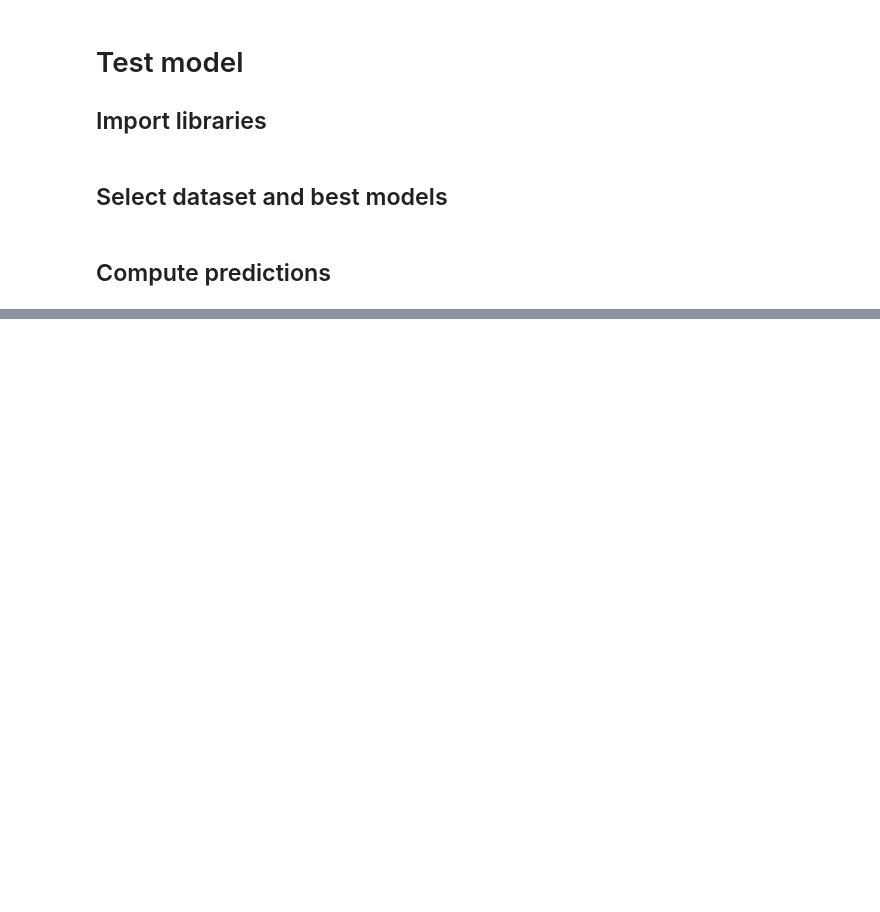
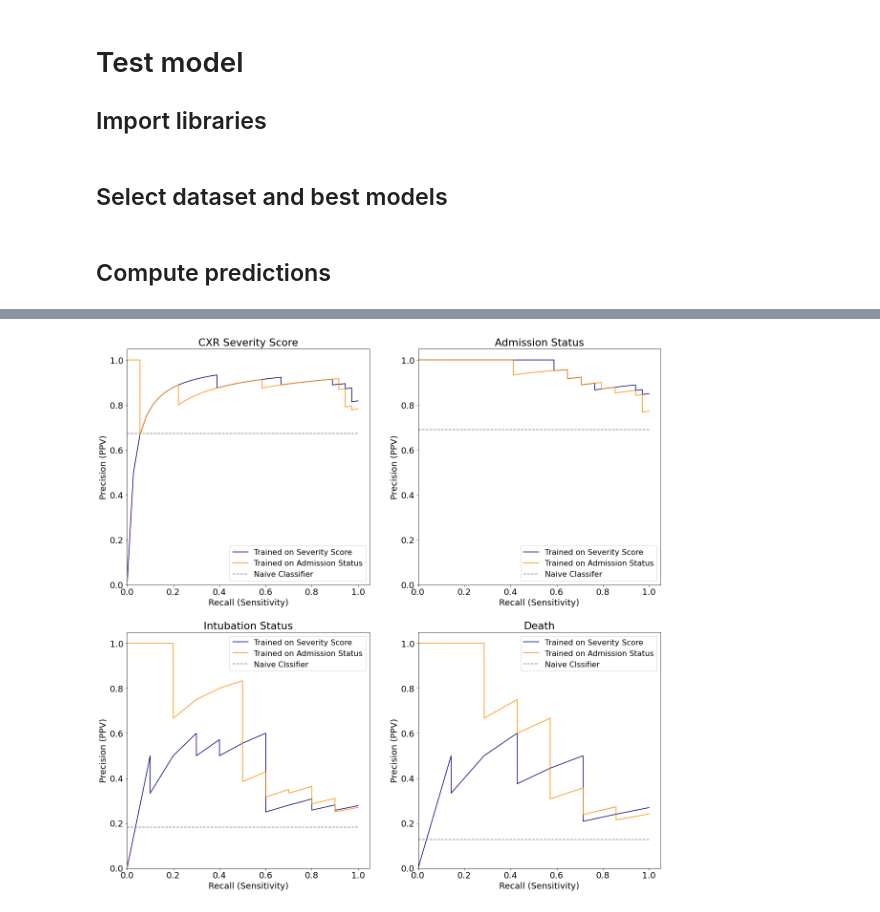
Before and after one commit to aisinai/covid19_cxr, a Jupyter notebook: test_model.ipynb, the cells around one changed output, grey strips where cells are left out. Drawn from its saved outputs; the diff is of its cells as text; code cells hidden in the pictures; blank space fills up the shorter version.

```diff
--- a/test_model.ipynb
+++ b/test_model.ipynb
@@ -127,0 +128,77 @@ fig.show()
+# %%
+fig = plt.figure(figsize=(20, 20))
+
+fontsize = 16
+ymin = 0
+ax1 = fig.add_subplot(221)
+
+precision_scores, recall_scores, _ = precision_recall_curve(scores, preds_scores)
+roc_auc_scores = auc(fpr_scores, tpr_scores)
+precision_admits, recall_admits, _ = precision_recall_curve(scores, preds_admits)
+roc_auc_admits = auc(fpr_scores, tpr_scores)
+
+ax1.plot(recall_scores, precision_scores, color='navy',
+         label=f'Trained on Severity Score')
+ax1.plot(recall_admits, precision_admits, color='darkorange',
+         label=f'Trained on Admission Status')
+ax1.plot([0, 1], [37/55, 37/55], color='gray', linestyle='--',
+         label='Naive Classifier')
+ax1.axis(xmin=0, xmax=1.05, ymin=0, ymax=1.05)
+ax1.set_xlabel('Recall (Sensitivity)')
+ax1.set_ylabel('Precision (PPV)')
+ax1.set_title('CXR Severity Score')
+ax1.legend(loc="lower right", fontsize=16)
+
+ax2 = fig.add_subplot(222)
+
+precision_scores, recall_scores, _ = precision_recall_curve(admits, preds_scores)
+precision_admits, recall_admits, _ = precision_recall_curve(admits, preds_admits)
+
+ax2.plot(recall_scores, precision_scores, color='navy',
+         label=f'Trained on Severity Score')
+ax2.plot(recall_admits, precision_admits, color='darkorange',
+         label=f'Trained on Admission Status')
+ax2.plot([0, 1], [38/55, 38/55], color='gray', linestyle='--',
+         label='Naive Classifer')
+ax2.axis(xmin=0, xmax=1.05, ymin=0, ymax=1.05)
+ax2.set_xlabel('Recall (Sensitivity)')
+ax2.set_ylabel('Precision (PPV)')
+ax2.set_title('Admission Status')
+ax2.legend(loc="lower right", fontsize=16)
+
+ax3 = fig.add_subplot(223)
+
+precision_scores, recall_scores, _ = precision_recall_curve(intubs, preds_scores)
+precision_admits, recall_admits, _ = precision_recall_curve(intubs, preds_admits)
+
+ax3.plot(recall_scores, precision_scores, color='navy',
+         label=f'Trained on Severity Score')
+ax3.plot(recall_admits, precision_admits, color='darkorange',
+         label=f'Trained on Admission Status')
+ax3.plot([0, 1], [10/55, 10/55], color='gray', linestyle='--',
+         label='Naive Clssifier')
+ax3.axis(xmin=0, xmax=1.05, ymin=0, ymax=1.05)
+ax3.set_xlabel('Recall (Sensitivity)')
+ax3.set_ylabel('Precision (PPV)')
+ax3.set_title('Intubation Status')
+ax3.legend(loc="upper right", fontsize=16)
+
+ax4 = fig.add_subplot(224)
+
+precision_scores, recall_scores, _ = precision_recall_curve(deaths, preds_scores)
+precision_admits, recall_admits, _ = precision_recall_curve(deaths, preds_admits)
+
+ax4.plot(recall_scores, precision_scores, color='navy',
+         label=f'Trained on Severity Score')
+ax4.plot(recall_admits, precision_admits, color='darkorange',
+         label=f'Trained on Admission Status')
+ax4.plot([0, 1], [7/55, 7/55], color='gray', linestyle='--',
+         label='Naive Clssifier')
+ax4.axis(xmin=0, xmax=1.05, ymin=0, ymax=1.05)
+ax4.set_xlabel('Recall (Sensitivity)')
+ax4.set_ylabel('Precision (PPV)')
+ax4.set_title('Death')
+ax4.legend(loc="upper right", fontsize=16)
+fig.show()
+# %% [output]
+[figure, added]
```
Also changed, not shown: parts of 7 cells of this notebook, 11 other files.
